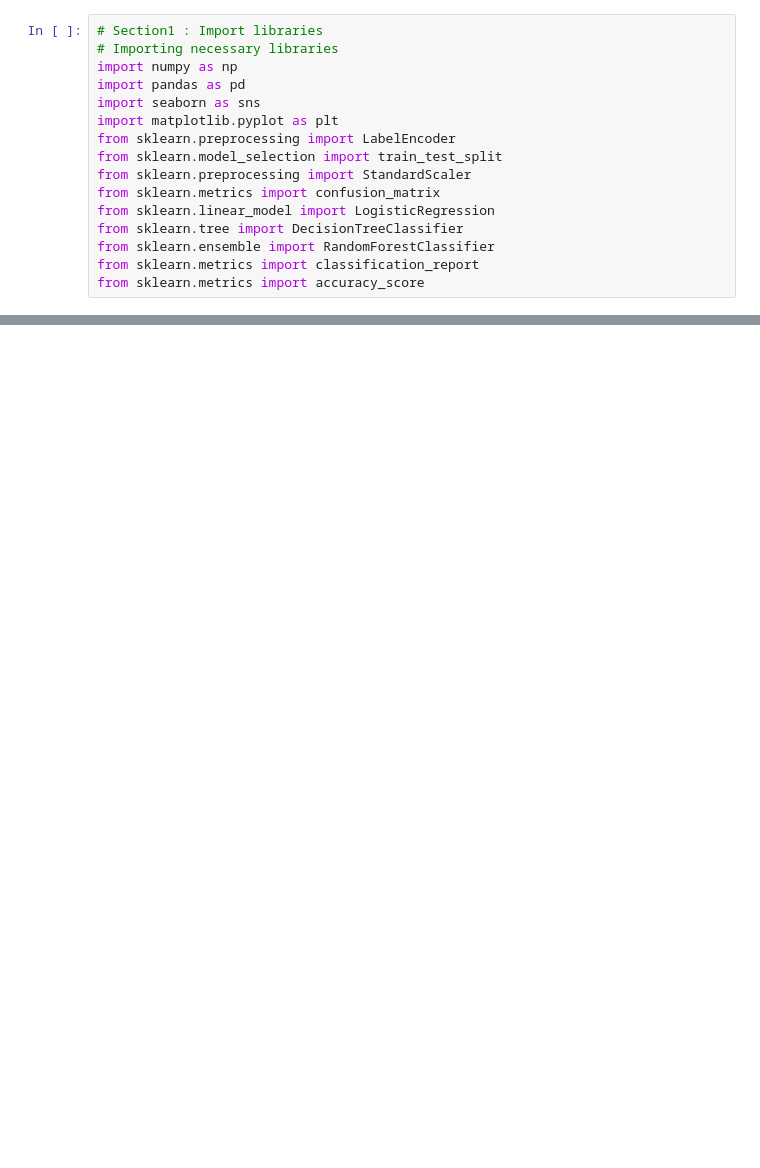
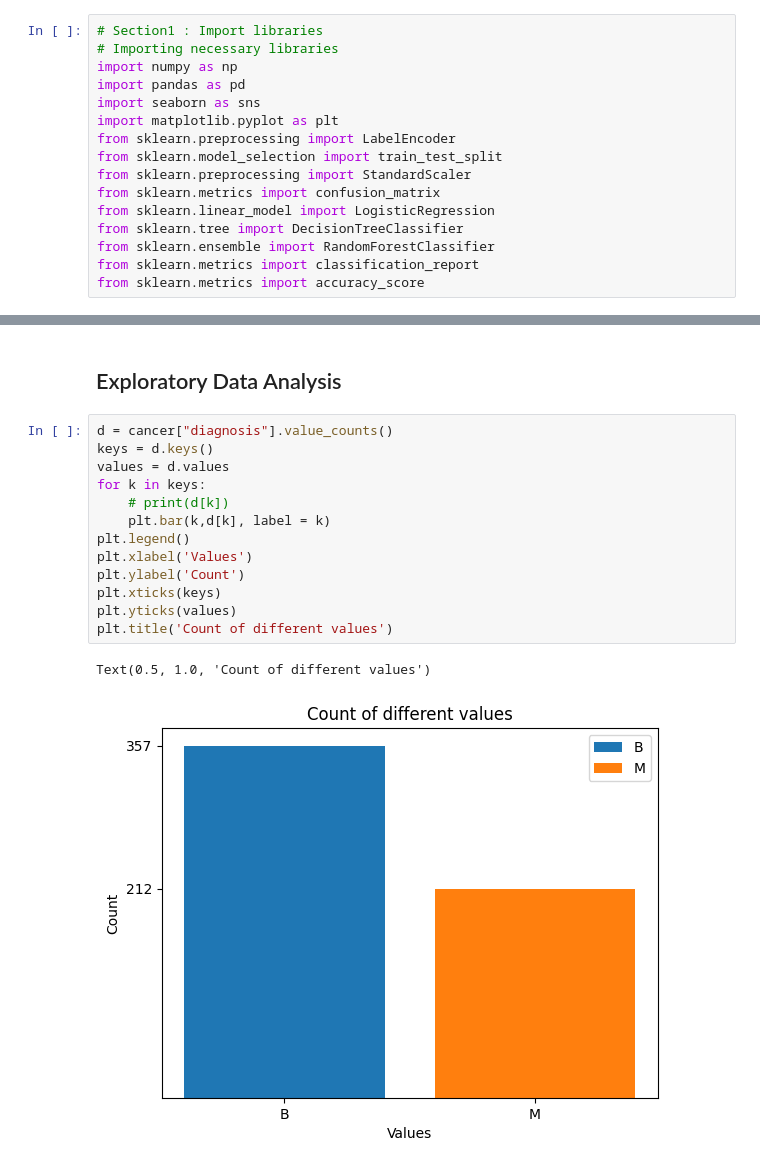
Before and after one commit to barzansaeedpour/cancer-detection, a Jupyter notebook: cancer_classifier.ipynb, the cells around one changed output, grey strips where cells are left out. Saved outputs shown, nothing was run; the diff lists cells and outputs as text; blank space fills up the shorter version.

```diff
--- a/cancer_classifier.ipynb
+++ b/cancer_classifier.ipynb
@@ -25,0 +38,18 @@ FileNotFoundError: [Errno 2] No such file or directory: '/content/data.csv'
+# %% [markdown]
+## Exploratory Data Analysis
+# %%
+d = cancer["diagnosis"].value_counts()
+keys = d.keys()
+values = d.values
+for k in keys:
+    # print(d[k])
+    plt.bar(k,d[k], label = k)
+plt.legend()
+plt.xlabel('Values')
+plt.ylabel('Count')
+plt.xticks(keys)
+plt.yticks(values)
+plt.title('Count of different values')
+# %% [output]
+Text(0.5, 1.0, 'Count of different values')
+[figure, added]
```
Also changed, not shown: parts of 25 cells of this notebook.
